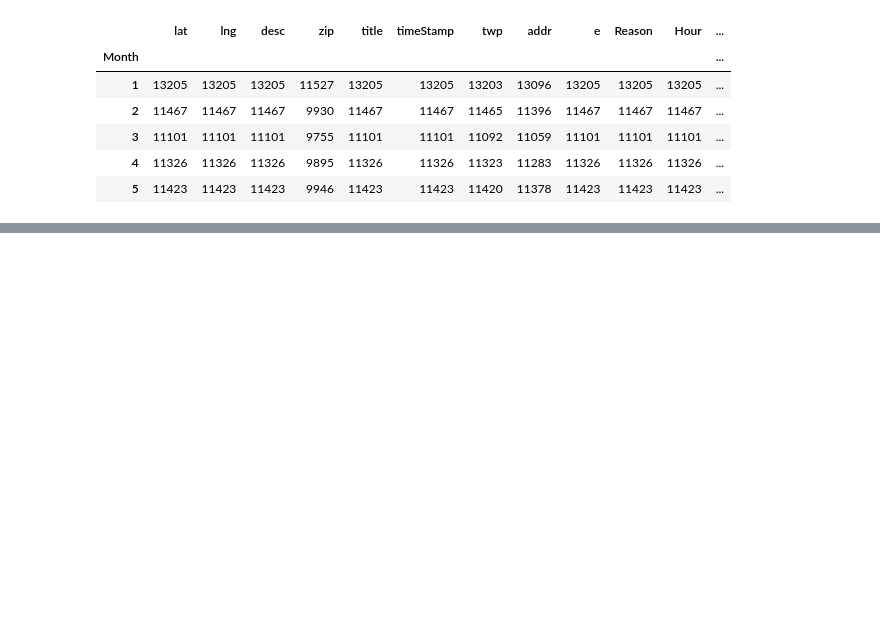
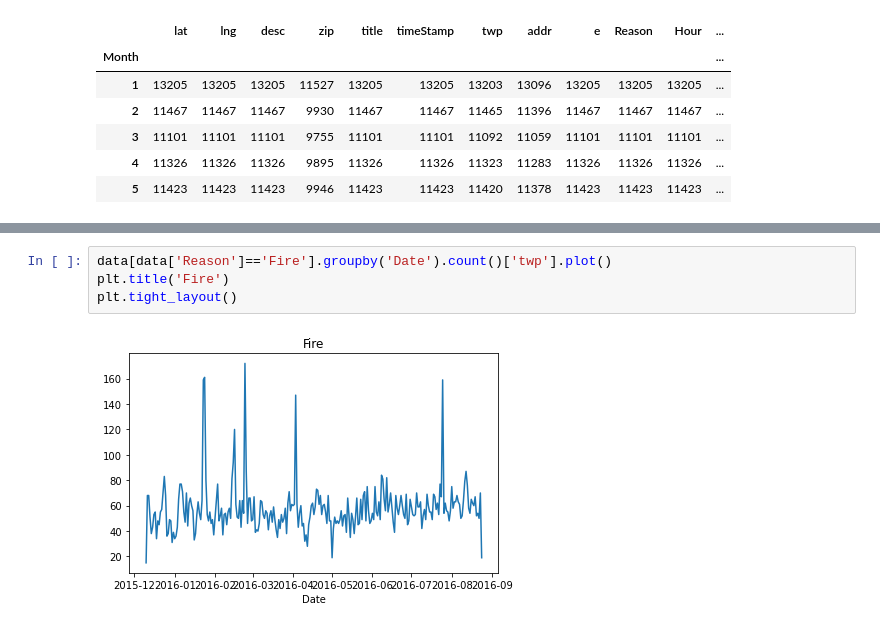
Before and after one commit to azuniga1/Emergency-911-Calls-Fire-Traffic-EMS, a Jupyter notebook: 911 Calls Data Project.ipynb, the cells around one changed output, grey strips where cells are left out. Cells and saved outputs as stored; diff of their text form; blank space fills up the shorter version.

```diff
--- a/911 Calls Data Project.ipynb
+++ b/911 Calls Data Project.ipynb
@@ -284,0 +235,6 @@ ____
+# %%
+data[data['Reason']=='Fire'].groupby('Date').count()['twp'].plot()
+plt.title('Fire')
+plt.tight_layout()
+# %% [output]
+[figure, added]
```
Also changed, not shown: parts of 60 cells of this notebook.
